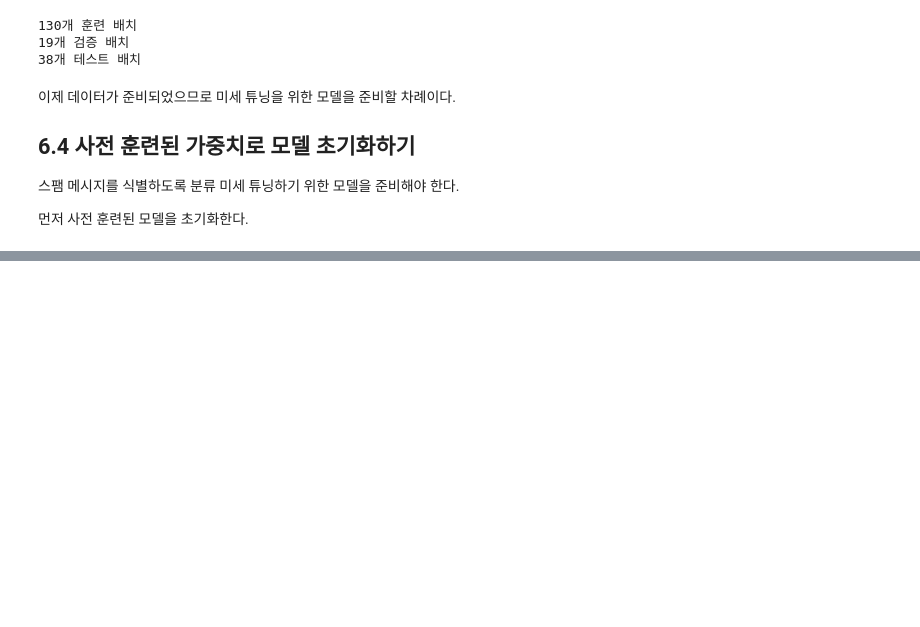
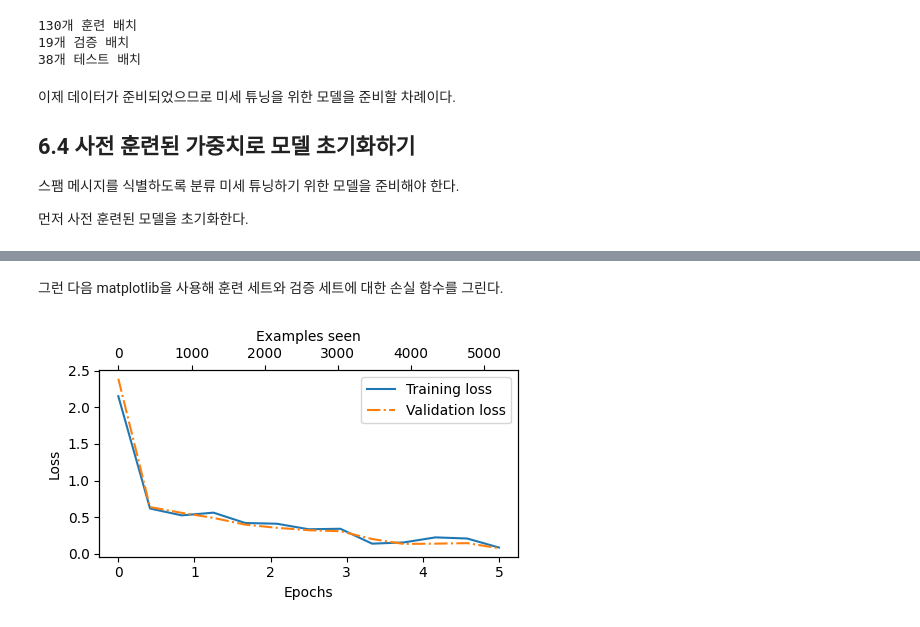
Before and after one commit to kimdanha/Build-a-Large-Language-Model, a Jupyter notebook: ch06/ch06_fine_tuning_for_Classification.ipynb, the cells around one changed output, grey strips where cells are left out. Drawn from its saved outputs; the diff is of its cells as text; code cells hidden in the pictures; blank space fills up the shorter version.

```diff
--- a/ch06/ch06_fine_tuning_for_Classification.ipynb
+++ b/ch06/ch06_fine_tuning_for_Classification.ipynb
@@ -322,0 +670,17 @@ BASE_CONFIG.update(model_configs[CHOOSE_MODEL])
+# %%
+import time
+
+start_time = time.time()
+torch.manual_seed(123)
+optimizer = torch.optim.AdamW(model.parameters(), lr=5e-5, weight_decay=0.1)
+num_epochs = 5
+
+train_losses, val_losses, train_accs, val_accs, examples_seen = \
+  train_classifier_simple(
+      model, train_loader, val_loader, optimizer, device,
+      num_epochs=num_epochs, eval_freq=50, eval_iter=5
+  )
+
+end_time = time.time()
+execution_time_minutes = (end_time - start_time) / 60
+print(f"훈련 소요 시간: {execution_time_minutes:.2f}분.")
@@ -322,0 +707,50 @@ BASE_CONFIG.update(model_configs[CHOOSE_MODEL])
+# %% [markdown]
+그런 다음 matplotlib을 사용해 훈련 세트와 검증 세트에 대한 손실 함수를 그린다.
+# %%
+import matplotlib.pyplot as plt
+
+
+def plot_values(
+    epochs_seen, examples_seen, train_values, val_values,
+    label="loss"
+):
+    fig, ax1 = plt.subplots(figsize=(5, 3))
+
+    ax1.plot(
+        epochs_seen, train_values,
+        label=f"Training {label}"
+    )
+    ax1.plot(
+        epochs_seen, val_values, linestyle="-.",
+        label=f"Validation {label}"
+    )
+
+    ax1.set_xlabel("Epochs")
+    ax1.set_ylabel(label.capitalize())
+    ax1.legend()
+
+    ax2 = ax1.twiny()
+    ax2.plot(examples_seen, train_values, alpha=0)
+    ax2.set_xlabel("Examples seen")
+
+    fig.tight_layout()
+    plt.savefig(f"{label}-plot.pdf")
+    plt.show()
+
+
+epochs_tensor = torch.linspace(
+    0, num_epochs, len(train_losses)
+)
+
+examples_seen_tensor = torch.linspace(
+    0, examples_seen, len(train_losses)
+)
+
+plot_values(
+    epochs_tensor,
+    examples_seen_tensor,
+    train_losses,
+    val_losses
+)
+# %% [output]
+[figure, added]
```
Also changed, not shown: parts of 52 cells of this notebook.
